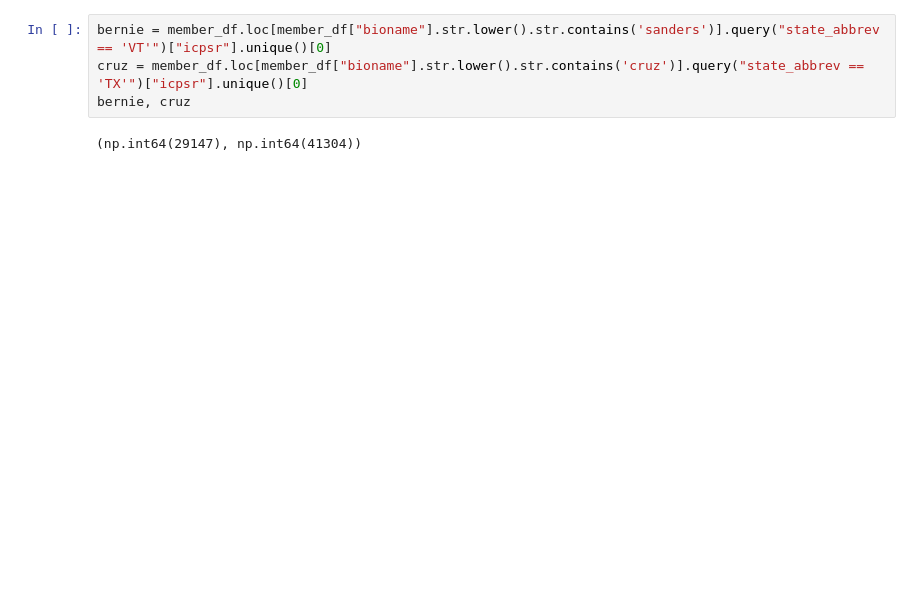
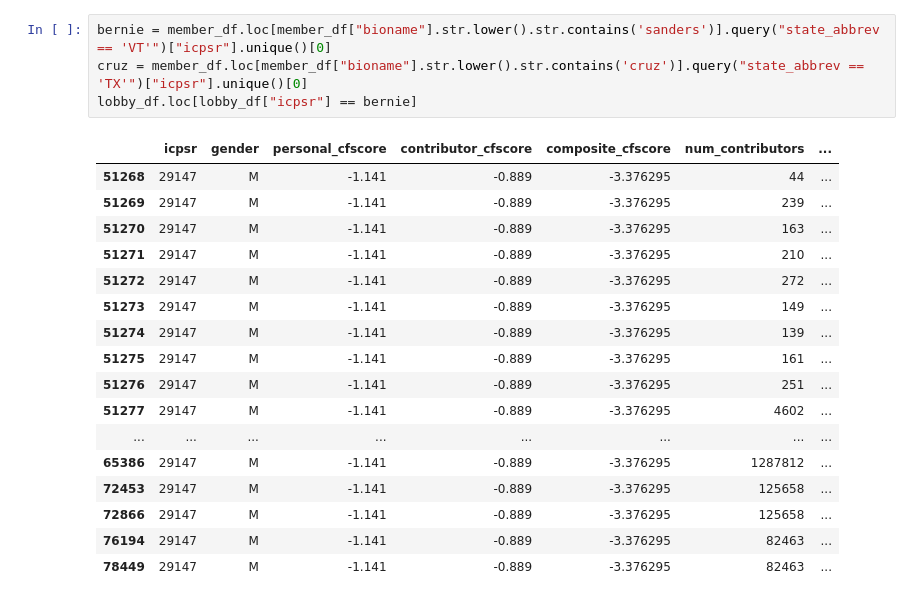
Before and after one commit to DeclanNelson178/stat5241_team_7, a Jupyter notebook: src/notebooks/donor.ipynb, the cells around one changed output. Saved outputs shown, nothing was run; the diff lists cells and outputs as text; blank space fills up the shorter version.

```diff
--- a/src/notebooks/donor.ipynb
+++ b/src/notebooks/donor.ipynb
@@ -64,7 +65,23 @@ Index(['election', 'cycle', 'fecyear', 'bonica.rid', 'bonica.cid', 'name',
 # %%
 bernie = member_df.loc[member_df["bioname"].str.lower().str.contains('sanders')].query("state_abbrev == 'VT'")["icpsr"].unique()[0]
 cruz = member_df.loc[member_df["bioname"].str.lower().str.contains('cruz')].query("state_abbrev == 'TX'")["icpsr"].unique()[0]
-bernie, cruz
+lobby_df.loc[lobby_df["icpsr"] == bernie]
 # %% [output]
-(np.int64(29147), np.int64(41304))
+|  | icpsr | gender | personal_cfscore | contributor_cfscore | composite_cfscore | num_contributors | ... |
+| 51268 | 29147 | M | -1.141 | -0.889 | -3.376295 | 44 | ... |
+| 51269 | 29147 | M | -1.141 | -0.889 | -3.376295 | 239 | ... |
+| 51270 | 29147 | M | -1.141 | -0.889 | -3.376295 | 163 | ... |
+| 51271 | 29147 | M | -1.141 | -0.889 | -3.376295 | 210 | ... |
+| 51272 | 29147 | M | -1.141 | -0.889 | -3.376295 | 272 | ... |
+| 51273 | 29147 | M | -1.141 | -0.889 | -3.376295 | 149 | ... |
+| 51274 | 29147 | M | -1.141 | -0.889 | -3.376295 | 139 | ... |
+| 51275 | 29147 | M | -1.141 | -0.889 | -3.376295 | 161 | ... |
+| 51276 | 29147 | M | -1.141 | -0.889 | -3.376295 | 251 | ... |
+| 51277 | 29147 | M | -1.141 | -0.889 | -3.376295 | 4602 | ... |
+| ... | ... | ... | ... | ... | ... | ... | ... |
+| 65386 | 29147 | M | -1.141 | -0.889 | -3.376295 | 1287812 | ... |
+| 72453 | 29147 | M | -1.141 | -0.889 | -3.376295 | 125658 | ... |
+| 72866 | 29147 | M | -1.141 | -0.889 | -3.376295 | 125658 | ... |
+| 76194 | 29147 | M | -1.141 | -0.889 | -3.376295 | 82463 | ... |
+| 78449 | 29147 | M | -1.141 | -0.889 | -3.376295 | 82463 | ... |
 # %%
```
Also changed, not shown: parts of 4 cells of this notebook, 2 other files.
